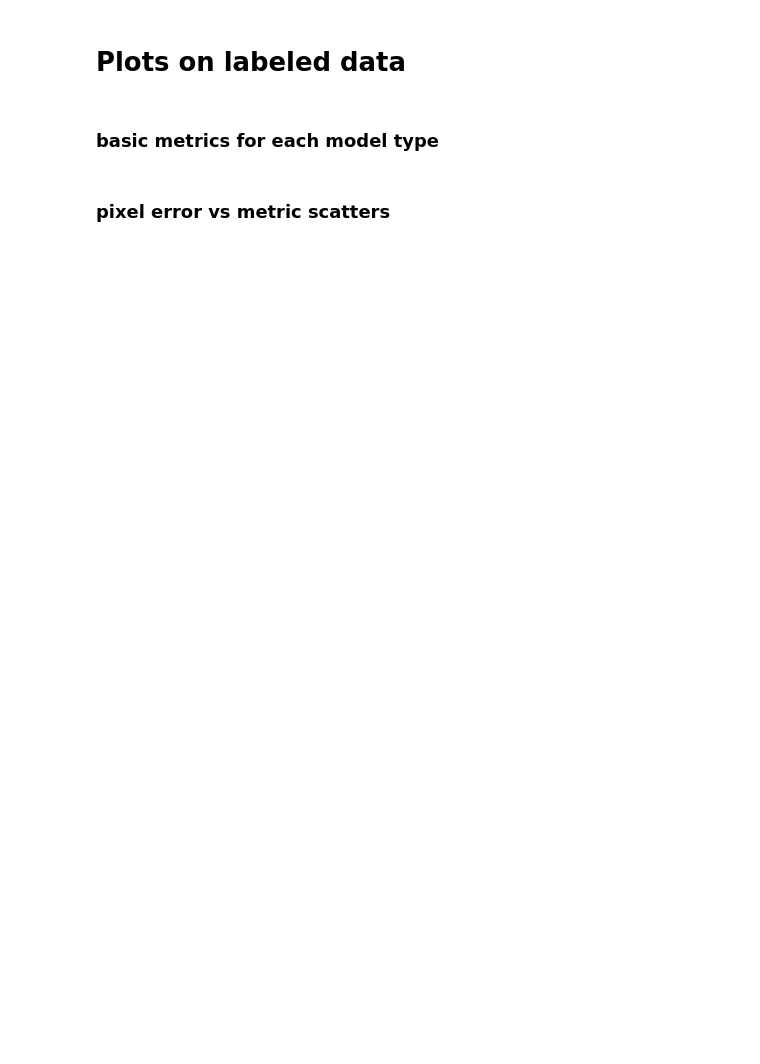
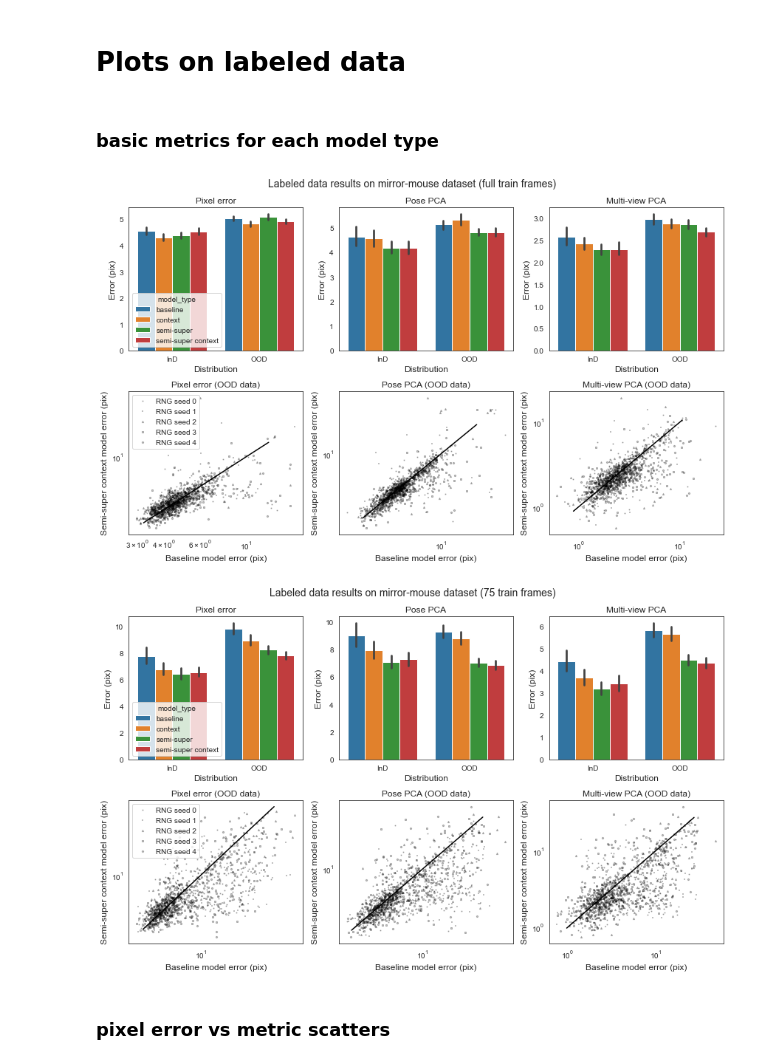
Before and after one commit to paninski-lab/tracking-diagnostics, a Jupyter notebook: notebooks/plot_metrics.ipynb, the cells around one changed output. Cells and saved outputs as stored; diff of their text form; code cells hidden in the pictures; blank space fills up the shorter version.

Commit message:
paper plotting refactor

```diff
--- a/notebooks/plot_metrics.ipynb
+++ b/notebooks/plot_metrics.ipynb
@@ -14,3 +14,7 @@ dataset_name = "mirror-mouse"
+# %%
+sns.set_style('white')
+dataset_name = "mirror-mouse"
+df_save_path = "/home/mattw/Dropbox/shared/litpose_results/%s" % dataset_name
 # %%
 # df_labeled_preds = pd.read_parquet(
 #     os.path.join(df_save_path, "%s_labeled_preds.pqt" % dataset_name))
@@ -146,2 +31,19 @@ plt.show()
+# %%
+# take mean over points, variability over seeds
+keypoint = 'mean'
+split_set = 'test'  # 'test' is only value for which InD and OOD both have results
+train_frames = '75'  # '75' | '1'
+models_to_compare = ['baseline', 'semi-super context']
+
+for train_frames in ['1', '75']:
+    train_frame_str = 'full train frames' if train_frames == '1' \
+        else '%s train frames' % train_frames
+    title = 'Labeled data results on %s dataset (%s)' % (dataset_name, train_frame_str)
+    plot_metric_bars_and_scatters_labeled(
+        df_labeled_metrics, models_to_compare, keypoint, train_frames, split_set, pix_thresh=0,
+        title=title, display_plot=True)
+# %% [output]
+[figure, added]
+[figure, added]
 # %% [markdown]
 ### pixel error vs metric scatters
```
Also changed, not shown: parts of 11 cells of this notebook, 2 other files.
